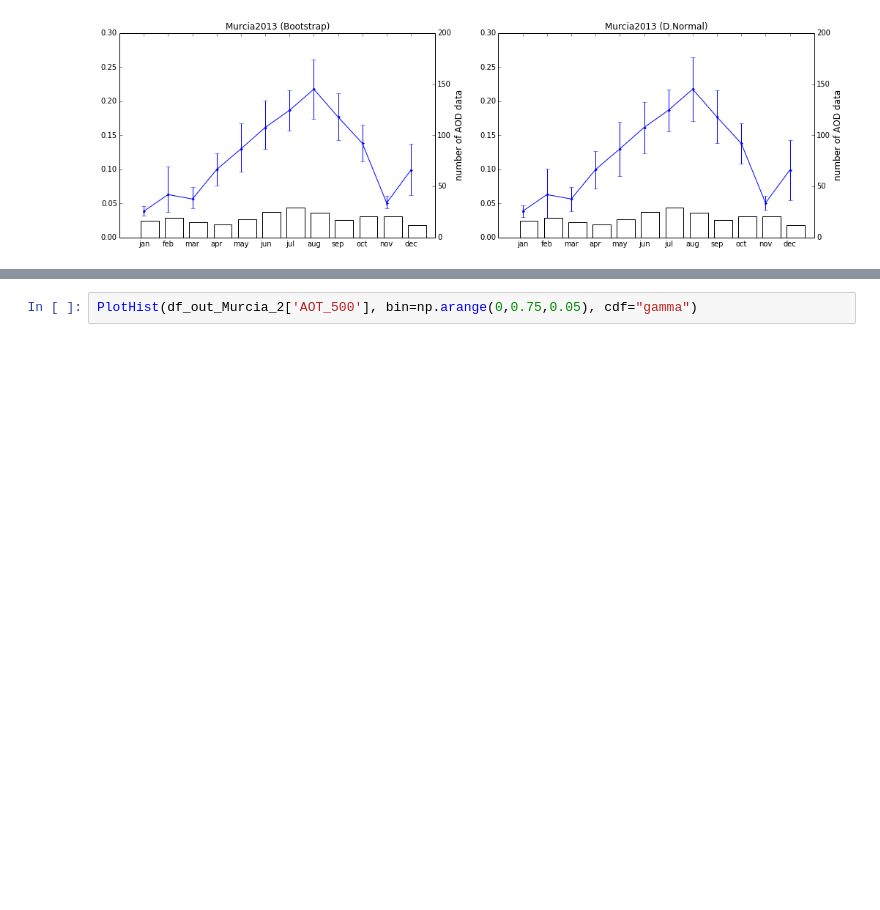
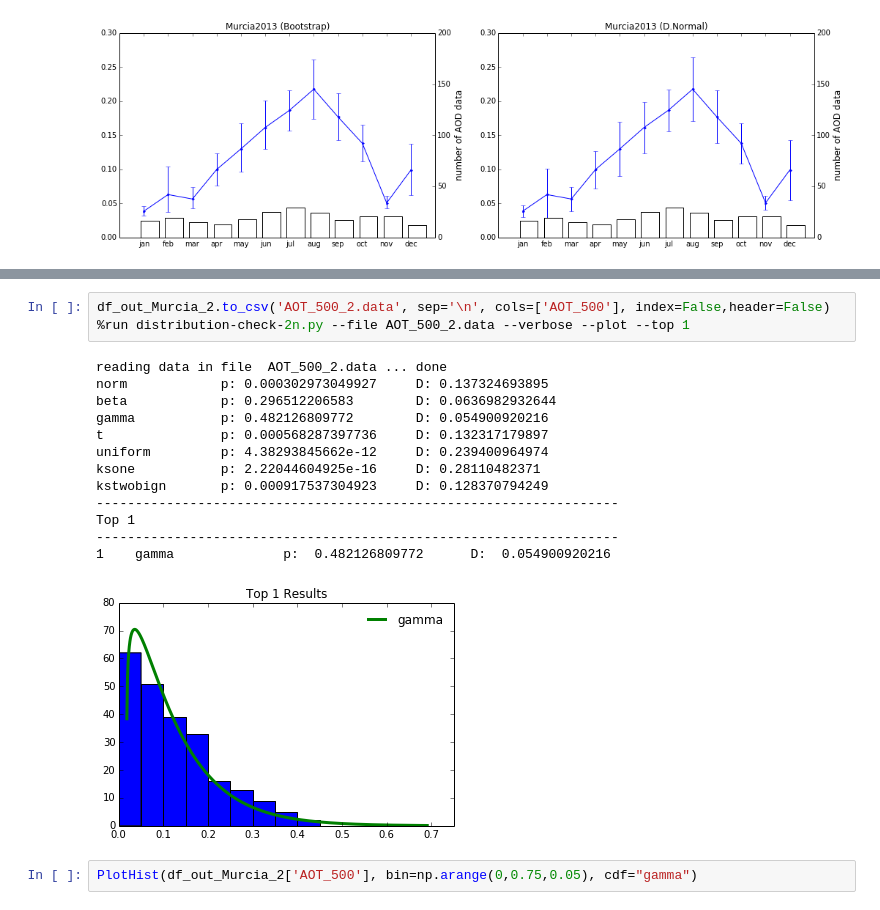
Before and after one commit to Ruben-VV/practica-python, a Jupyter notebook: iPython Notebook/aerosoles_Murcia.ipynb, the cells around one changed output, grey strips where cells are left out. Cells and saved outputs as stored; diff of their text form; blank space fills up the shorter version.

```diff
--- a/iPython Notebook/aerosoles_Murcia.ipynb
+++ b/iPython Notebook/aerosoles_Murcia.ipynb
@@ -678,4 +678,21 @@ erlang
 [figure]
+# %%
+df_out_Murcia_2.to_csv('AOT_500_2.data', sep='\n', cols=['AOT_500'], index=False,header=False)
+%run distribution-check-2n.py --file AOT_500_2.data --verbose --plot --top 1
+# %% [output]
+reading data in file  AOT_500_2.data ... done
+norm            p: 0.000302973049927     D: 0.137324693895
+beta            p: 0.296512206583        D: 0.0636982932644
+gamma           p: 0.482126809772        D: 0.054900920216
+t               p: 0.000568287397736     D: 0.132317179897
+uniform         p: 4.38293845662e-12     D: 0.239400964974
+ksone           p: 2.22044604925e-16     D: 0.28110482371
+kstwobign       p: 0.000917537304923     D: 0.128370794249
+-------------------------------------------------------------------
+Top 1
+-------------------------------------------------------------------
+1    gamma              p:  0.482126809772      D:  0.054900920216
+[figure, added]
 # %%
 PlotHist(df_out_Murcia_2['AOT_500'], bin=np.arange(0,0.75,0.05), cdf="gamma")
 # %% [output]
```
Also changed, not shown: parts of 4 cells of this notebook, 3 other files.
